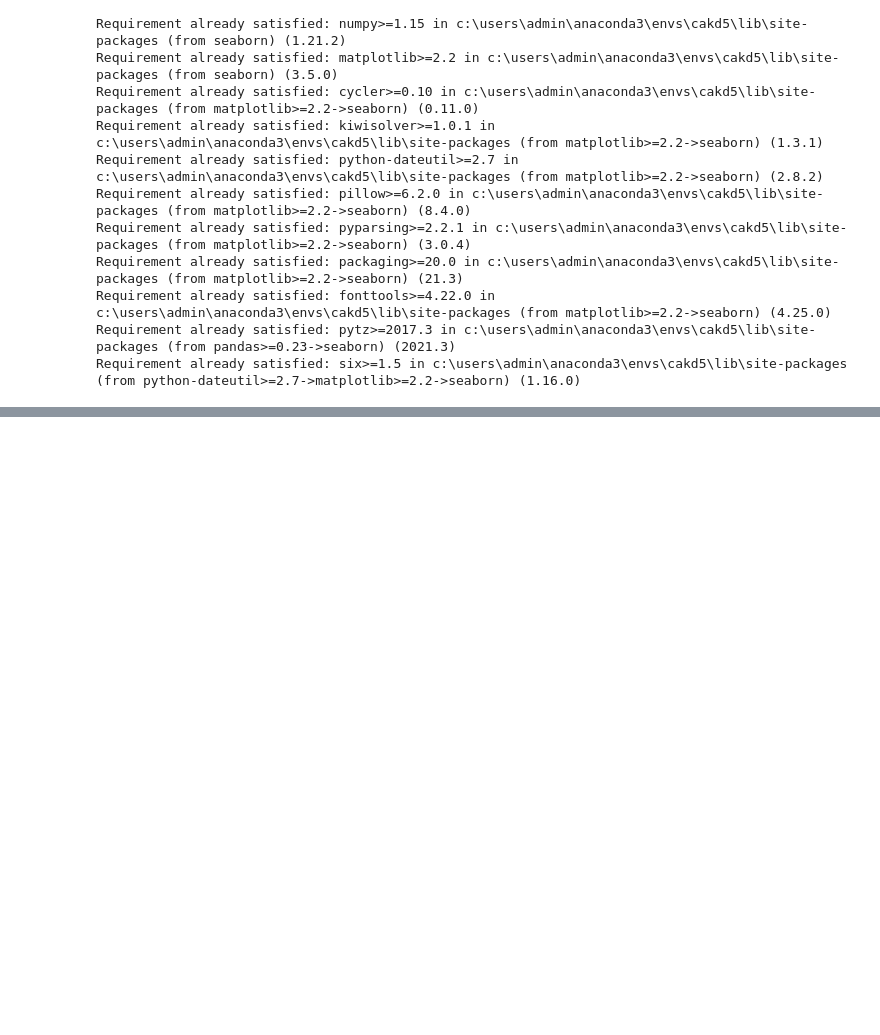
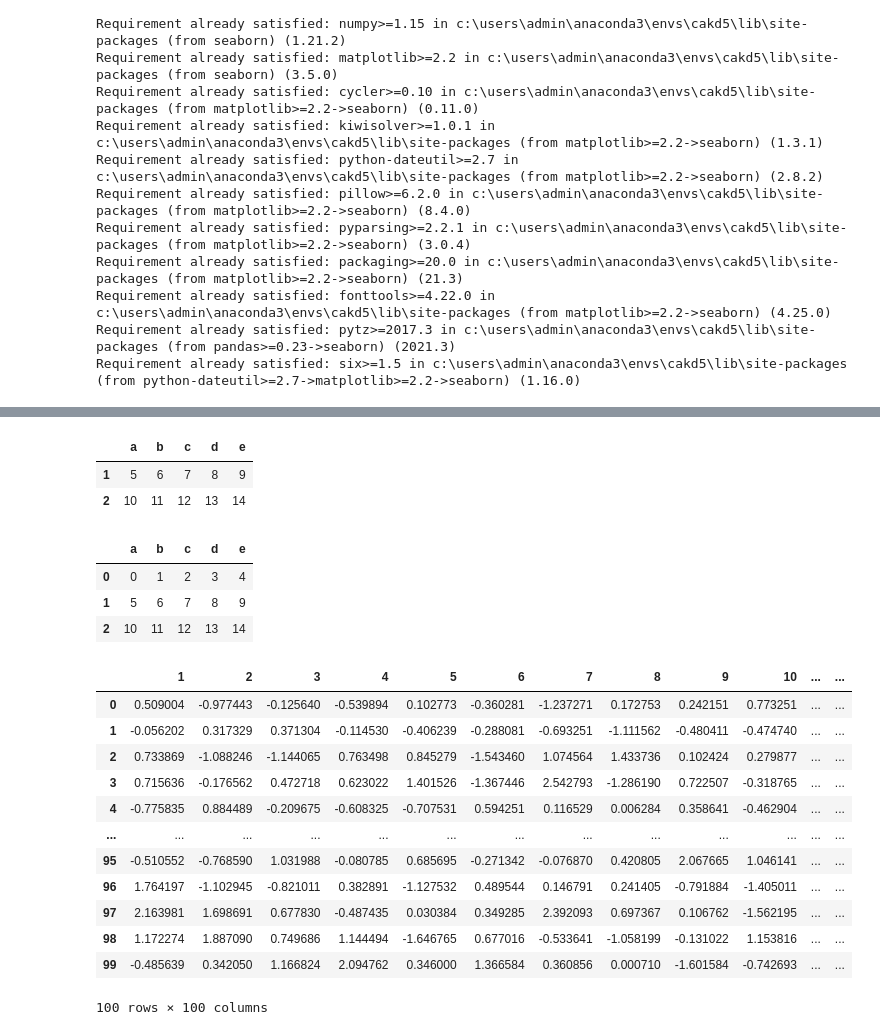
Before and after one commit to leedaedoo2/-cakd5, a Jupyter notebook: pandas_데이터처리.ipynb, the cells around one changed output, grey strips where cells are left out. Drawn from its saved outputs; the diff is of its cells as text; code cells hidden in the pictures; blank space fills up the shorter version.

```diff
--- a/pandas_데이터처리.ipynb
+++ b/pandas_데이터처리.ipynb
@@ -274,0 +281,36 @@ Requirement already satisfied: six>=1.5 in c:\users\admin\anaconda3\envs\cakd5\l
+# %%
+# 삭제
+df1 = df.copy()
+df1.drop(df1.index[[0,3]])
+# %% [output]
+|  | a | b | c | d | e |
+| 1 | 5 | 6 | 7 | 8 | 9 |
+| 2 | 10 | 11 | 12 | 13 | 14 |
+# %%
+# 특정 조건에 맞는 인덱스 구하기
+df1 = df.copy()
+idx = df1[df1.a >10].index
+df1.drop(idx)
+# %% [output]
+|  | a | b | c | d | e |
+| 0 | 0 | 1 | 2 | 3 | 4 |
+| 1 | 5 | 6 | 7 | 8 | 9 |
+| 2 | 10 | 11 | 12 | 13 | 14 |
+# %%
+data = np.random.randn(10000).reshape(100,100)
+df = pd.DataFrame(data,columns = np.arange(1,101))
+df
+# %% [output]
+|  | 1 | 2 | 3 | 4 | 5 | 6 | 7 | 8 | 9 | 10 | ... | ... |
+| 0 | 0.509004 | -0.977443 | -0.125640 | -0.539894 | 0.102773 | -0.360281 | -1.237271 | 0.172753 | 0.242151 | 0.773251 | ... | ... |
+| 1 | -0.056202 | 0.317329 | 0.371304 | -0.114530 | -0.406239 | -0.288081 | -0.693251 | -1.111562 | -0.480411 | -0.474740 | ... | ... |
+| 2 | 0.733869 | -1.088246 | -1.144065 | 0.763498 | 0.845279 | -1.543460 | 1.074564 | 1.433736 | 0.102424 | 0.279877 | ... | ... |
+| 3 | 0.715636 | -0.176562 | 0.472718 | 0.623022 | 1.401526 | -1.367446 | 2.542793 | -1.286190 | 0.722507 | -0.318765 | ... | ... |
+| 4 | -0.775835 | 0.884489 | -0.209675 | -0.608325 | -0.707531 | 0.594251 | 0.116529 | 0.006284 | 0.358641 | -0.462904 | ... | ... |
+| ... | ... | ... | ... | ... | ... | ... | ... | ... | ... | ... | ... | ... |
+| 95 | -0.510552 | -0.768590 | 1.031988 | -0.080785 | 0.685695 | -0.271342 | -0.076870 | 0.420805 | 2.067665 | 1.046141 | ... | ... |
+| 96 | 1.764197 | -1.102945 | -0.821011 | 0.382891 | -1.127532 | 0.489544 | 0.146791 | 0.241405 | -0.791884 | -1.405011 | ... | ... |
+| 97 | 2.163981 | 1.698691 | 0.677830 | -0.487435 | 0.030384 | 0.349285 | 2.392093 | 0.697367 | 0.106762 | -1.562195 | ... | ... |
+| 98 | 1.172274 | 1.887090 | 0.749686 | 1.144494 | -1.646765 | 0.677016 | -0.533641 | -1.058199 | -0.131022 | 1.153816 | ... | ... |
+| 99 | -0.485639 | 0.342050 | 1.166824 | 2.094762 | 0.346000 | 1.366584 | 0.360856 | 0.000710 | -1.601584 | -0.742693 | ... | ... |
+100 rows × 100 columns
```
Also changed, not shown: parts of 28 cells of this notebook.
